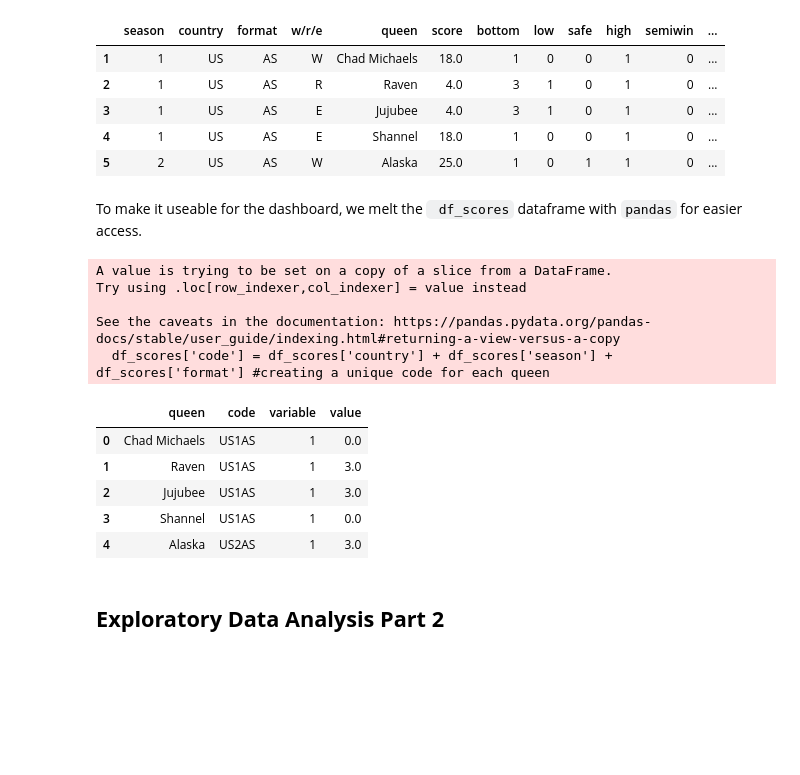
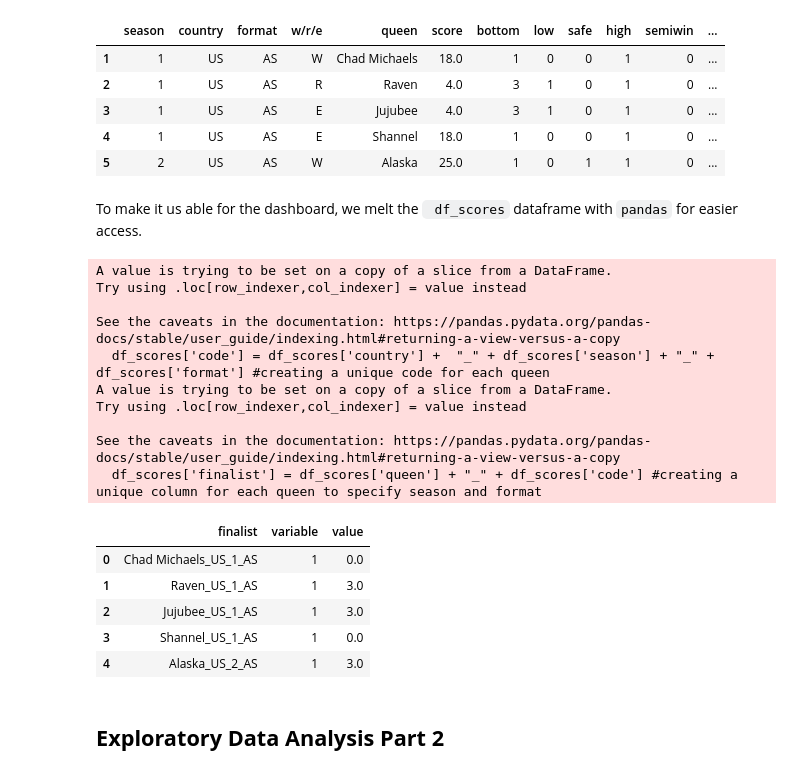
Before and after one commit to AGR-Yes/RuPauls-Drag-Race-Finalists, a Jupyter notebook: Processing.ipynb, the cells around one changed output. Saved outputs shown, nothing was run; the diff lists cells and outputs as text; code cells hidden in the pictures; blank space fills up the shorter version.

Commit message:
Fixed melted dataset

```diff
--- a/Processing.ipynb
+++ b/Processing.ipynb
@@ -610,26 +610,34 @@ df_placements.head()
 | 4 | 1 | US | AS | E | Shannel | 18.0 | 1 | 0 | 0 | 1 | 0 | ... |
 | 5 | 2 | US | AS | W | Alaska | 25.0 | 1 | 0 | 1 | 1 | 0 | ... |
 # %% [markdown]
-To make it useable for the dashboard, we melt the `
+To make it us
+able for the dashboard, we melt the `
 df_scores` dataframe with `pandas` for easier access.
 # %%
-df_scores['code'] = df_scores['country'] + df_scores['season'] + df_scores['format'] #creating a unique code for each queen
+df_scores['code'] = df_scores['country'] +  "_" + df_scores['season'] + "_" + df_scores['format'] #creating a unique code for each queen
 
-melted = pd.melt(df_scores, id_vars=['queen','code'], value_vars=episodes) #melting the scores dataframe
+df_scores['finalist'] = df_scores['queen'] + "_" + df_scores['code'] #creating a unique column for each queen to specify season and format
+
+melted = pd.melt(df_scores, id_vars=['finalist'], value_vars=episodes) #melting the scores dataframe
 
 melted.head()
 # %% [output]
 A value is trying to be set on a copy of a slice from a DataFrame.
 Try using .loc[row_indexer,col_indexer] = value instead
 
 See the caveats in the documentation: https://pandas.pydata.org/pandas-docs/stable/user_guide/indexing.html#returning-a-view-versus-a-copy
-  df_scores['code'] = df_scores['country'] + df_scores['season'] + df_scores['format'] #creating a unique code for each queen
+  df_scores['code'] = df_scores['country'] +  "_" + df_scores['season'] + "_" + df_scores['format'] #creating a unique code for each queen
+A value is trying to be set on a copy of a slice from a DataFrame.
+Try using .loc[row_indexer,col_indexer] = value instead
+
+See the caveats in the documentation: https://pandas.pydata.org/pandas-docs/stable/user_guide/indexing.html#returning-a-view-versus-a-copy
+  df_scores['finalist'] = df_scores['queen'] + "_" + df_scores['code'] #creating a unique column for each queen to specify season and format
-|  | queen | code | variable | value |
-| 0 | Chad Michaels | US1AS | 1 | 0.0 |
-| 1 | Raven | US1AS | 1 | 3.0 |
-| 2 | Jujubee | US1AS | 1 | 3.0 |
-| 3 | Shannel | US1AS | 1 | 0.0 |
-| 4 | Alaska | US2AS | 1 | 3.0 |
+|  | finalist | variable | value |
+| 0 | Chad Michaels_US_1_AS | 1 | 0.0 |
+| 1 | Raven_US_1_AS | 1 | 3.0 |
+| 2 | Jujubee_US_1_AS | 1 | 3.0 |
+| 3 | Shannel_US_1_AS | 1 | 0.0 |
+| 4 | Alaska_US_2_AS | 1 | 3.0 |
 # %% [markdown]
 ## **Exploratory Data Analysis Part 2**
 # %% [markdown]
```
Also changed, not shown: 2 other files.
